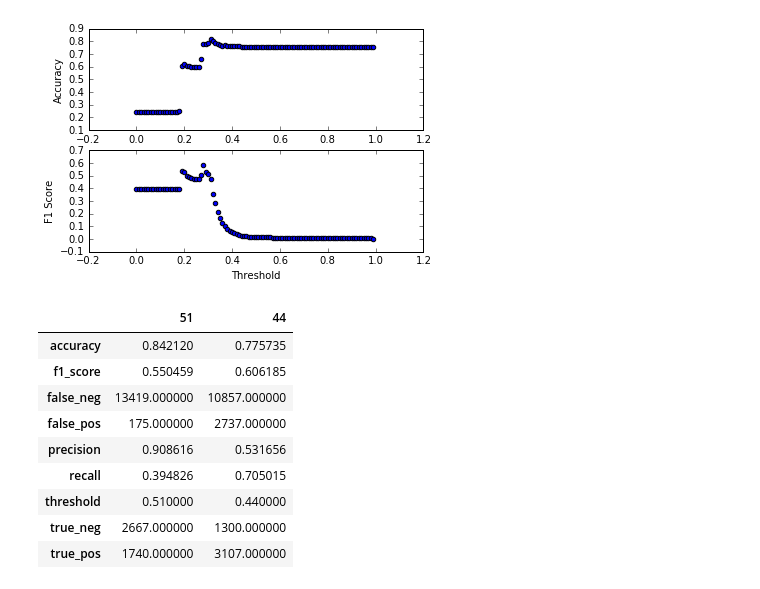
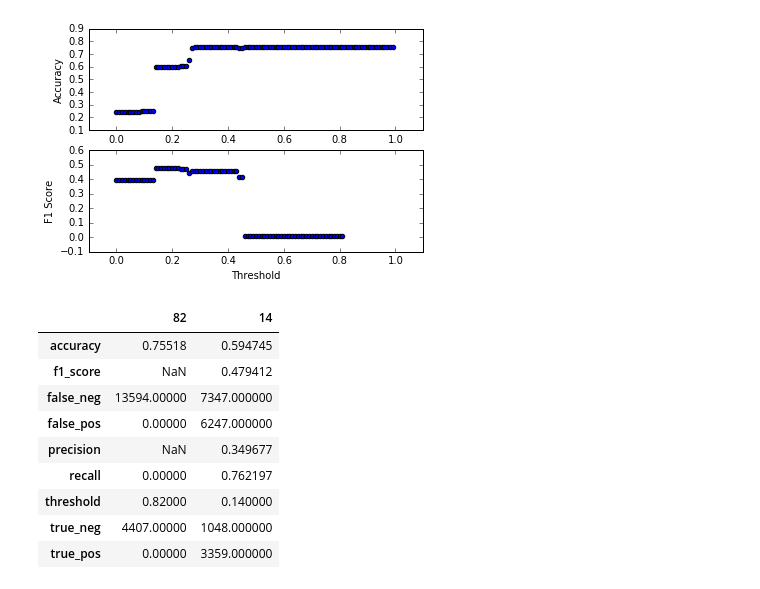
Before and after one commit to blin17/reddit_nba_predictor, a Jupyter notebook: Reddit_Analysis.ipynb, the cells around one changed output. Saved outputs shown, nothing was run; the diff lists cells and outputs as text; code cells hidden in the pictures.

```diff
--- a/Reddit_Analysis.ipynb
+++ b/Reddit_Analysis.ipynb
@@ -243,51 +259,56 @@ Name: 9100, dtype: float64
 # %%
+'''
+Using Domain and num comments to predict front page
+'''
+
 x_data = domain_df.iloc[:,2:]
-x_data = pd.concat([x_data,df.num_comments], axis = 1)
-x_data['num_comments'] = normalize(x_data['num_comments'])
+#x_data = pd.concat([x_data,df.num_comments], axis = 1)
+#x_data['num_comments'] = normalize(x_data['num_comments'])
 Y1 = df.score.apply(front_page)
 poly1 = PolynomialFeatures(1)
 X_Transformed1 = poly1.fit_transform(x_data.values)
 
 theta1 = np.zeros((X_Transformed1.shape[1],))
-res1 = minimize(logistic_cost_regularized, theta1, args=(X_Transformed1,Y.values),
+res1 = minimize(logistic_cost_regularized, theta1, args=(X_Transformed1,Y1.values),
                 method = 'Nelder-Mead', jac=logistic_grad_regularized, options={'maxiter':400})
 predicted_Y1 = np.array(sigmoid(X_Transformed1.dot(res1.x)))
 accuracy_scores_df1 = []
 for threshold_val in np.arange(0.0,1.0,0.01):
     p_score = prediction_score(predicted_Y1, Y1.values, threshold_val)
     p_score['threshold'] = threshold_val
     accuracy_scores_df1.append(p_score)
 a_df1 = pd.DataFrame(accuracy_scores_df1)
 a_df1
 
 
 fig = plt.figure()
 ax1 = fig.add_subplot(211)
 
 ax1.scatter(x = a_df1['threshold'], y=a_df1['accuracy'])
 ax1.set_xlabel('Threshold')
 ax1.set_ylabel('Accuracy')
-
+ax1.set_xlim(-.1,1.1)
 ax2 = fig.add_subplot(212)
 
 ax2.scatter(x = a_df1['threshold'], y=a_df1['f1_score'])
 ax2.set_xlabel('Threshold')
 ax2.set_ylabel('F1 Score')
+ax2.set_xlim(-.1,1.1)
 
 plt.show()
 # %% [output]
-[figure, old version]
+[figure, new version]
 # %%
 # WITH DOMAIN FEATURES
 pd.concat([a_df1.iloc[a_df1.accuracy.argmax()], a_df1.iloc[a_df1.f1_score.argmax()]], axis =1)
 # %% [output]
-|  | 51 | 44 |
-| accuracy | 0.842120 | 0.775735 |
-| f1_score | 0.550459 | 0.606185 |
-| false_neg | 13419.000000 | 10857.000000 |
-| false_pos | 175.000000 | 2737.000000 |
-| precision | 0.908616 | 0.531656 |
-| recall | 0.394826 | 0.705015 |
-| threshold | 0.510000 | 0.440000 |
-| true_neg | 2667.000000 | 1300.000000 |
-| true_pos | 1740.000000 | 3107.000000 |
+|  | 82 | 14 |
+| accuracy | 0.75518 | 0.594745 |
+| f1_score | NaN | 0.479412 |
+| false_neg | 13594.00000 | 7347.000000 |
+| false_pos | 0.00000 | 6247.000000 |
+| precision | NaN | 0.349677 |
+| recall | 0.00000 | 0.762197 |
+| threshold | 0.82000 | 0.140000 |
+| true_neg | 4407.00000 | 1048.000000 |
+| true_pos | 0.00000 | 3359.000000 |
```
Also changed, not shown: parts of 24 cells of this notebook, 2 other files.
